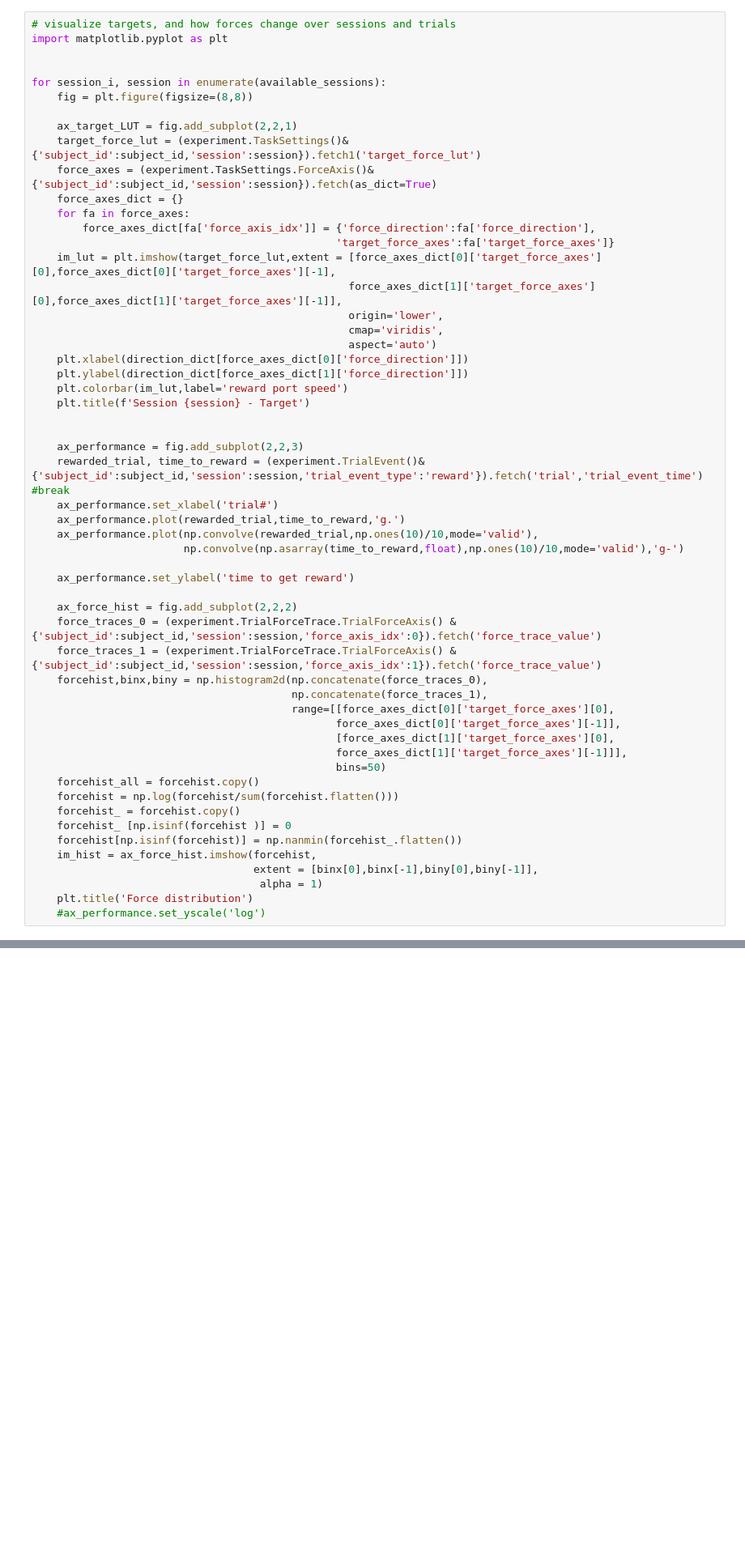
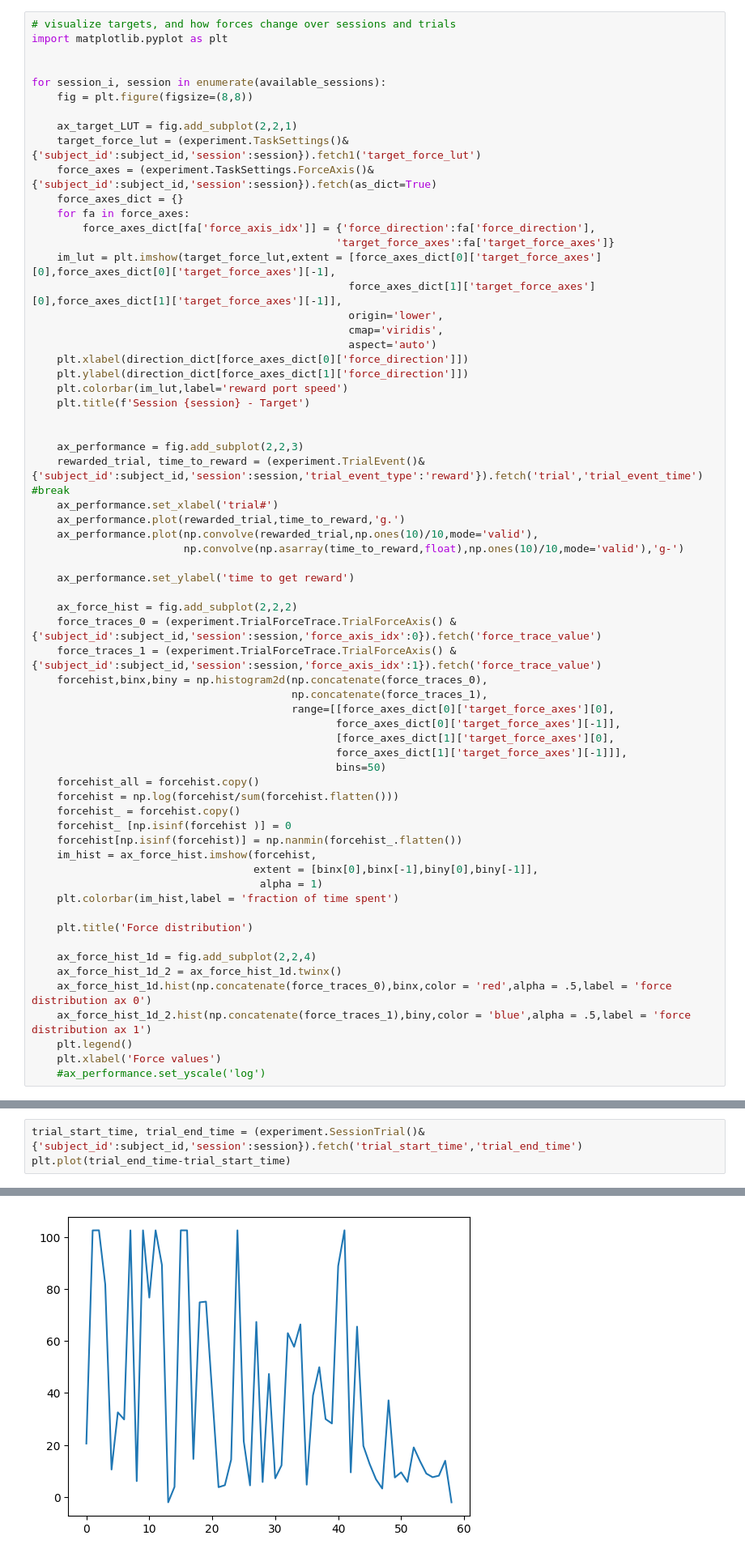
Before and after one commit to rozmar/NDNF-pipeline, a Jupyter notebook: Notebooks/behavior.ipynb, the cells around one changed output, grey strips where cells are left out. Shown at 81% size. Drawn from its saved outputs; the diff is of its cells as text; blank space fills up the shorter version.

```diff
--- a/Notebooks/behavior.ipynb
+++ b/Notebooks/behavior.ipynb
@@ -122,6 +103,15 @@ for session_i, session in enumerate(available_sessions):
     im_hist = ax_force_hist.imshow(forcehist,
                                    extent = [binx[0],binx[-1],biny[0],biny[-1]],
                                     alpha = 1)
+    plt.colorbar(im_hist,label = 'fraction of time spent')
+
     plt.title('Force distribution')
+
+    ax_force_hist_1d = fig.add_subplot(2,2,4)
+    ax_force_hist_1d_2 = ax_force_hist_1d.twinx()
+    ax_force_hist_1d.hist(np.concatenate(force_traces_0),binx,color = 'red',alpha = .5,label = 'force distribution ax 0')
+    ax_force_hist_1d_2.hist(np.concatenate(force_traces_1),biny,color = 'blue',alpha = .5,label = 'force distribution ax 1')
+    plt.legend()
+    plt.xlabel('Force values')
     #ax_performance.set_yscale('log')
 # %% [output]
@@ -158,0 +154,4 @@ np.float64(-38.19802838970582)
+# %%
+trial_start_time, trial_end_time = (experiment.SessionTrial()&{'subject_id':subject_id,'session':session}).fetch('trial_start_time','trial_end_time')
+plt.plot(trial_end_time-trial_start_time)
+# %% [output]
@@ -158,0 +159 @@ np.float64(-38.19802838970582)
+[figure, added]
```
Also changed, not shown: parts of 10 cells of this notebook.
